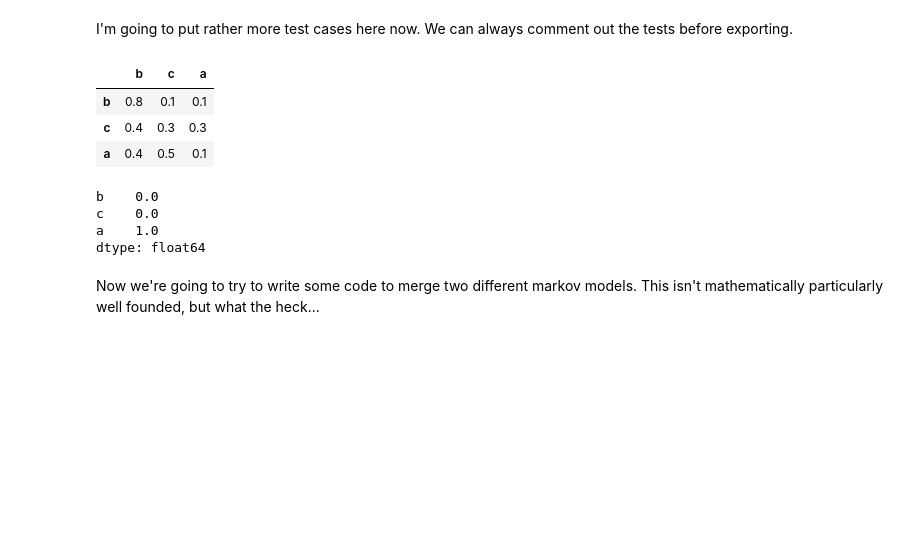
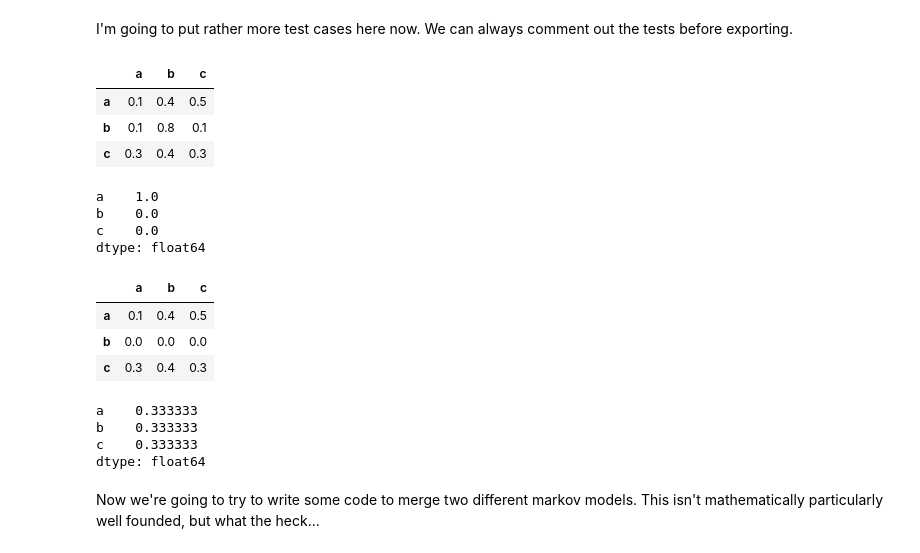
Before and after one commit to undercertainty/markov, a Jupyter notebook: Markov Model Class Definition.ipynb, the cells around one changed output. Drawn from its saved outputs; the diff is of its cells as text; code cells hidden in the pictures; blank space fills up the shorter version.

Commit message:
Added some test cases to definition notebook

```diff
--- a/Markov Model Class Definition.ipynb
+++ b/Markov Model Class Definition.ipynb
@@ -88,6 +88,7 @@ class MarkovModel:
         self.stateIndex_ls=list({x for x in initialStates_ls}. \
                                  union({x for (x, y) in transitions_ls}). \
                                  union({y for (x, y) in transitions_ls}))
+        self.stateIndex_ls.sort()  # Just for aesthetics
 
         # Now build a series that contains the initial states
         if initialStates_ls:
@@ -217,25 +220,37 @@ transitions_ls=[('a', 'a'), ('a', 'b'), ('a', 'b'), ('a', 'b'), ('a', 'b'),
+# %%
+test1_mm.transitionMatrix_df
+# %% [output]
+|  | a | b | c |
+| a | 0.1 | 0.4 | 0.5 |
+| b | 0.1 | 0.8 | 0.1 |
+| c | 0.3 | 0.4 | 0.3 |
+# %%
+test1_mm.initialState_sr
+# %% [output]
+a    1.0
+b    0.0
+c    0.0
+dtype: float64
 # %%
 transitions_ls=[('a', 'a'), ('a', 'b'), ('a', 'b'), ('a', 'b'), ('a', 'b'),
                 ('a', 'c'), ('a', 'c'), ('a', 'c'), ('a', 'c'), ('a', 'c'),
-                ('b', 'a'), ('b', 'b'), ('b', 'b'), ('b', 'b'), ('b', 'b'),
-                ('b', 'b'), ('b', 'b'), ('b', 'b'), ('b', 'b'), ('b', 'c'),
                 ('c', 'a'), ('c', 'a'), ('c', 'a'), ('c', 'b'), ('c', 'b'),
                 ('c', 'b'), ('c', 'b'), ('c', 'c'), ('c', 'c'), ('c', 'c')]
 # %%
-test_mm=MarkovModel(transitions_ls, ['a'])
+test2_mm=MarkovModel(transitions_ls)
 # %%
-test_mm.transitionMatrix_df
+test2_mm.transitionMatrix_df
 # %% [output]
-|  | b | c | a |
-| b | 0.8 | 0.1 | 0.1 |
-| c | 0.4 | 0.3 | 0.3 |
-| a | 0.4 | 0.5 | 0.1 |
+|  | a | b | c |
+| a | 0.1 | 0.4 | 0.5 |
+| b | 0.0 | 0.0 | 0.0 |
+| c | 0.3 | 0.4 | 0.3 |
 # %%
-test_mm.initialState_sr
+test2_mm.initialState_sr
 # %% [output]
-b    0.0
-c    0.0
-a    1.0
+a    0.333333
+b    0.333333
+c    0.333333
 dtype: float64
 # %% [markdown]
 Now we're going to try to write some code to merge two different markov models. This isn't mathematically particularly well founded, but what the heck...
```
Also changed, not shown: parts of 1 cell of this notebook.
